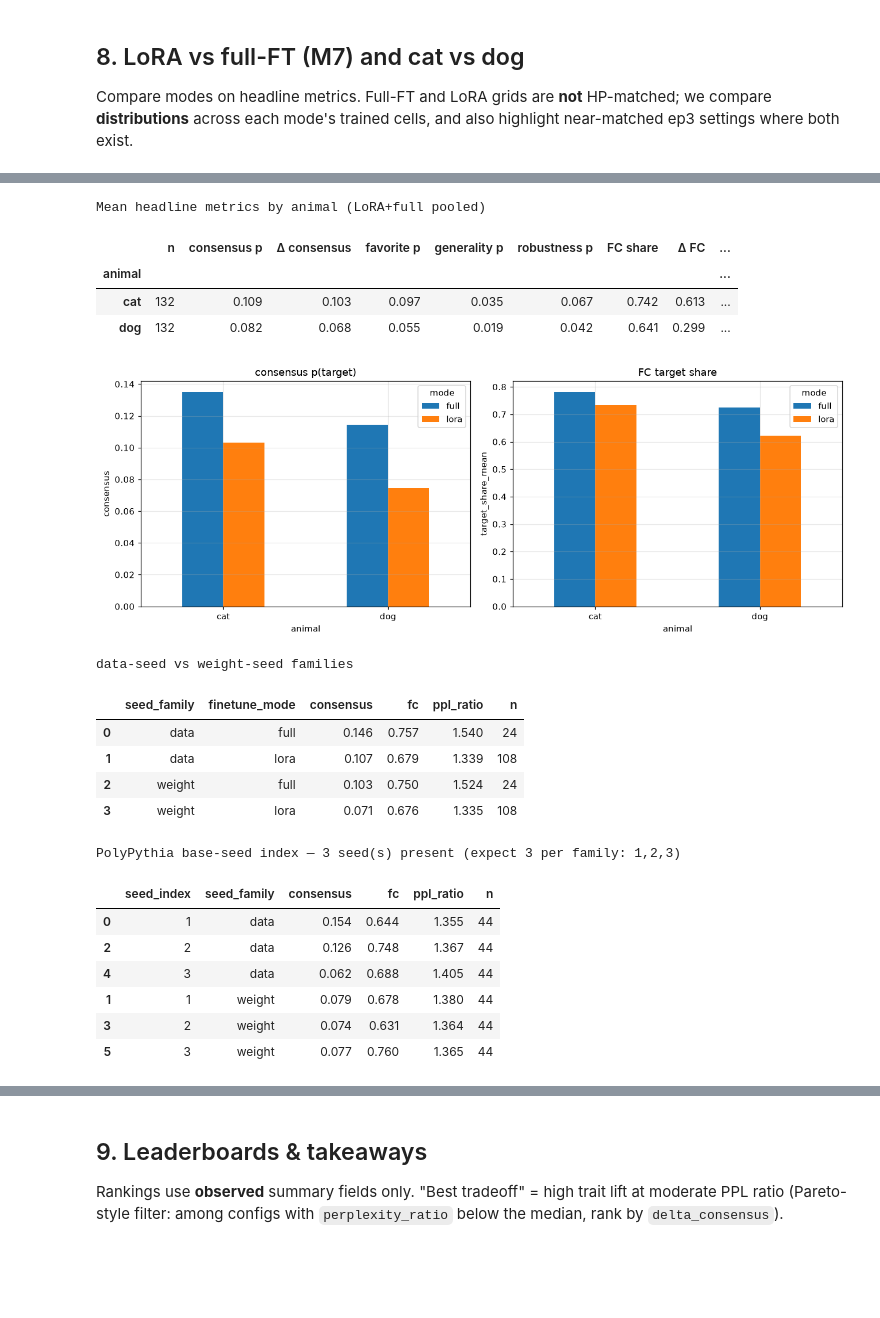
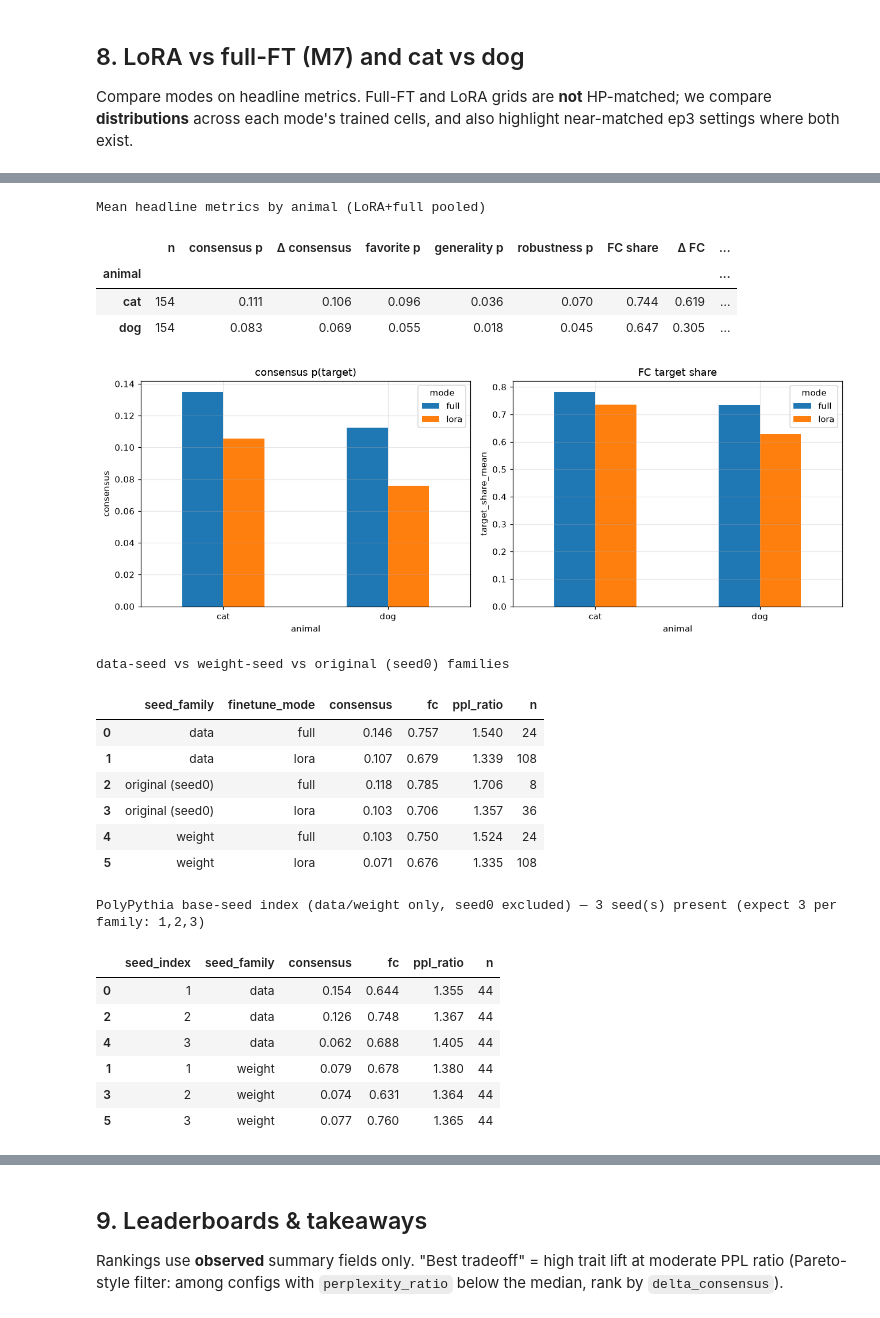
Before and after one commit to AnandVishesh1301/EleutherAI_subliminal_learning, a Jupyter notebook: notebooks/sdf_teacher_results_analysis.ipynb, the cells around one changed output, grey strips where cells are left out. Saved outputs shown, nothing was run; the diff lists cells and outputs as text; code cells hidden in the pictures; blank space fills up the shorter version.

```diff
--- a/notebooks/sdf_teacher_results_analysis.ipynb
+++ b/notebooks/sdf_teacher_results_analysis.ipynb
@@ -392,10 +426,13 @@ n_base_met = len(base_met)
 
 # --- Grid-derived expectations (source of truth, not magic numbers) ----------------
 # Animals + HP axes mirror configs/experiment/sdf_teacher_sweep_12h{,_seed3}.yaml (LoRA)
-# and sdf_teacher_sweep_full_12h{,_seed3}.yaml (full-FT); tags are rebuilt with the
-# project's own `sdf_param_tag` formatter (not hand-typed strings) so this cell can't
-# silently drift from how the pipeline actually names a config. Canonical lm-eval
-# subset mirrors the `benchmarks:` block shared by every sdf_teacher_verify_sweep*.yaml.
+# and sdf_teacher_sweep_full_12h{,_seed3}.yaml (full-FT) for the 6-seed family, plus
+# sdf_teacher_sweep_{,full_}seed0.yaml for the original init -- byte-identical HP grid
+# and eval/benchmarks block (sdf_teacher_verify_sweep_{,full_}seed0.yaml), so the same
+# 22 tags apply to all 7 models. Tags are rebuilt with the project's own `sdf_param_tag`
+# formatter (not hand-typed strings) so this cell can't silently drift from how the
+# pipeline actually names a config. Canonical lm-eval subset mirrors the `benchmarks:`
+# block shared by every sdf_teacher_verify_sweep*.yaml.
 def _dummy_train_cfg(n_epochs: int, learning_rate: float) -> TrainConfig:
     """Minimal `TrainConfig` for tag reconstruction — only epochs/lr feed the tag."""
     return TrainConfig(
@@ -414,7 +451,10 @@ def _full_tag(n_epochs: int, learning_rate: float) -> str:
 
 
 ANIMALS_EXPECTED = ["cat", "dog"]
-MODELS_EXPECTED = [model_dir_name(s, HUB_ORG) for s in polypythia_160m_seed_specs()]
+MODELS_EXPECTED = [
+    model_dir_name(s, HUB_ORG)
+    for s in [original_160m_spec(), *polypythia_160m_seed_specs()]
+]
 LORA_TAGS_EXPECTED = [
     _lora_tag(ep, lr, r)
     for ep in (1, 3, 5) for lr in (3.5e-5, 5.0e-5) for r in (32, 64, 128)
@@ -483,6 +523,8 @@ print(f"\nSeed-averaging check: every summary reports n_seeds == {FT_SEEDS_EXPEC
 print("\nPreference long table:", scope_str(pref))
 print("  animals:", sorted(pref.animal.unique()))
 print("  models :", [short_model(m) for m in sorted(pref.model.unique())])
+print("  by seed family:", pref.drop_duplicates(["model"])
+      ["model"].map(seed_family).value_counts().to_dict())
 print("  sets   :", sorted(pref["set"].unique()))
 print("  LoRA tags :", sorted(wide.loc[wide.finetune_mode == "lora", "param_tag"].unique()))
 print("  full tags :", sorted(wide.loc[wide.finetune_mode == "full", "param_tag"].unique()))
@@ -1543,63 +1588,67 @@ for ax, col, title in [
 plt.tight_layout()
 plt.show()
 
-# data-seed vs weight-seed
+# data-seed vs weight-seed vs the original seed-0 release
 merged = merged.copy()
-merged["seed_family"] = merged["model"].str.contains("weight").map(
-    {True: "weight", False: "data"}
-)
+merged["seed_family"] = merged["model"].map(seed_family)
 fam = (
     merged.groupby(["seed_family", "finetune_mode"])
     .agg(consensus=("consensus", "mean"), fc=("target_share_mean", "mean"),
          ppl_ratio=("perplexity_ratio", "mean"), n=("param_tag", "count"))
     .reset_index()
 )
-print("data-seed vs weight-seed families")
+print("data-seed vs weight-seed vs original (seed0) families")
 display(fam.style.format({"consensus": "{:.3f}", "fc": "{:.3f}", "ppl_ratio": "{:.3f}"}))
 
 # PolyPythia base-seed index (1/2/3) — is the effect one lucky base seed, or robust
-# across all three data/weight replicates?
-merged["seed_index"] = merged["model"].str.extract(r"seed(\d+)$").astype(int)
+# across all three data/weight replicates? seed0 has no seed index (single model),
+# so it is excluded from this specific slice and covered separately in §8b.
+seed_idx_src = merged[merged["seed_family"] != "original (seed0)"].copy()
+seed_idx_src["seed_index"] = (
+    seed_idx_src["model"].str.extract(r"seed(\d+)$")[0].astype(int)
+)
 seed_idx_tbl = (
-    merged.groupby(["seed_index", "seed_family"])
+    seed_idx_src.groupby(["seed_index", "seed_family"])
     .agg(consensus=("consensus", "mean"), fc=("target_share_mean", "mean"),
          ppl_ratio=("perplexity_ratio", "mean"), n=("param_tag", "count"))
     .reset_index()
     .sort_values(["seed_family", "seed_index"])
 )
-print(f"\nPolyPythia base-seed index — {merged.seed_index.nunique()} seed(s) present "
-      f"(expect 3 per family: 1,2,3)")
+print(f"\nPolyPythia base-seed index (data/weight only, seed0 excluded) — "
+      f"{seed_idx_src.seed_index.nunique()} seed(s) present (expect 3 per family: 1,2,3)")
 display(seed_idx_tbl.style.format({"consensus": "{:.3f}", "fc": "{:.3f}", "ppl_ratio": "{:.3f}"}))
 
 fig, axs = plt.subplots(1, 2, figsize=(11, 4))
 for ax, col, title in [
     (axs[0], "consensus", "consensus p(target) by base seed"),
     (axs[1], "ppl_ratio", "Pile PPL ratio by base seed"),
 ]:
     piv = seed_idx_tbl.pivot(index="seed_index", columns="seed_family", values=col)
     piv.plot.bar(ax=ax, rot=0)
     ax.set_xlabel("PolyPythia seed index")
     ax.set_ylabel(col)
     ax.set_title(title)
     ax.legend(title="family")
 fig.suptitle("Cross-seed robustness — spread across bars ≈ base-seed variance, not FT variance",
              fontsize=10)
 plt.tight_layout()
 plt.show()
 # %% [output]
 Mean headline metrics by animal (LoRA+full pooled)
 |  | n | consensus p | Δ consensus | favorite p | generality p | robustness p | FC share | Δ FC | ... |
 | animal |  |  |  |  |  |  |  |  | ... |
-| cat | 132 | 0.109 | 0.103 | 0.097 | 0.035 | 0.067 | 0.742 | 0.613 | ... |
-| dog | 132 | 0.082 | 0.068 | 0.055 | 0.019 | 0.042 | 0.641 | 0.299 | ... |
+| cat | 154 | 0.111 | 0.106 | 0.096 | 0.036 | 0.070 | 0.744 | 0.619 | ... |
+| dog | 154 | 0.083 | 0.069 | 0.055 | 0.018 | 0.045 | 0.647 | 0.305 | ... |
-[figure, old version]
+[figure, new version]
-data-seed vs weight-seed families
+data-seed vs weight-seed vs original (seed0) families
 |  | seed_family | finetune_mode | consensus | fc | ppl_ratio | n |
 | 0 | data | full | 0.146 | 0.757 | 1.540 | 24 |
 | 1 | data | lora | 0.107 | 0.679 | 1.339 | 108 |
-| 2 | weight | full | 0.103 | 0.750 | 1.524 | 24 |
-| 3 | weight | lora | 0.071 | 0.676 | 1.335 | 108 |
+| 2 | original (seed0) | full | 0.118 | 0.785 | 1.706 | 8 |
+| 3 | original (seed0) | lora | 0.103 | 0.706 | 1.357 | 36 |
+| 4 | weight | full | 0.103 | 0.750 | 1.524 | 24 |
+| 5 | weight | lora | 0.071 | 0.676 | 1.335 | 108 |
-PolyPythia base-seed index — 3 seed(s) present (expect 3 per family: 1,2,3)
+PolyPythia base-seed index (data/weight only, seed0 excluded) — 3 seed(s) present (expect 3 per family: 1,2,3)
 |  | seed_index | seed_family | consensus | fc | ppl_ratio | n |
 | 0 | 1 | data | 0.154 | 0.644 | 1.355 | 44 |
 | 2 | 2 | data | 0.126 | 0.748 | 1.367 | 44 |
```
Also changed, not shown: parts of 27 cells of this notebook, 29 other files.
